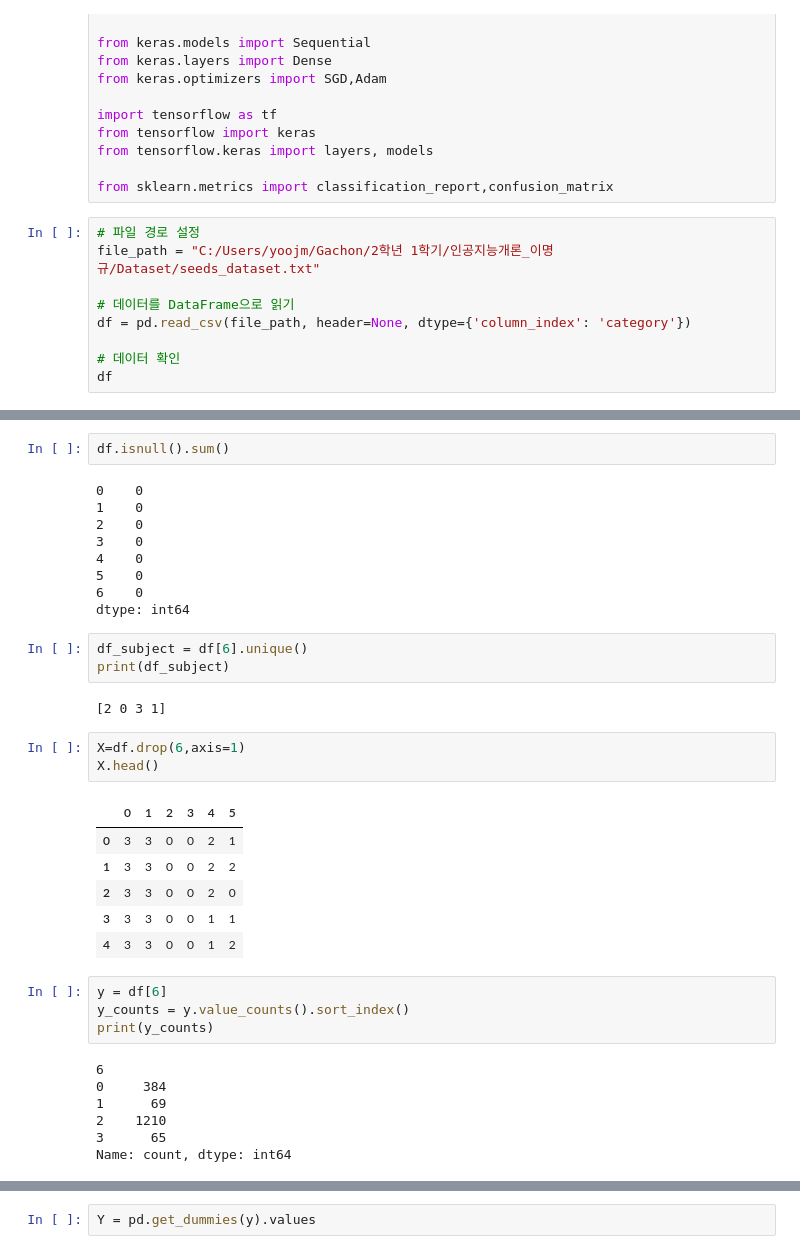
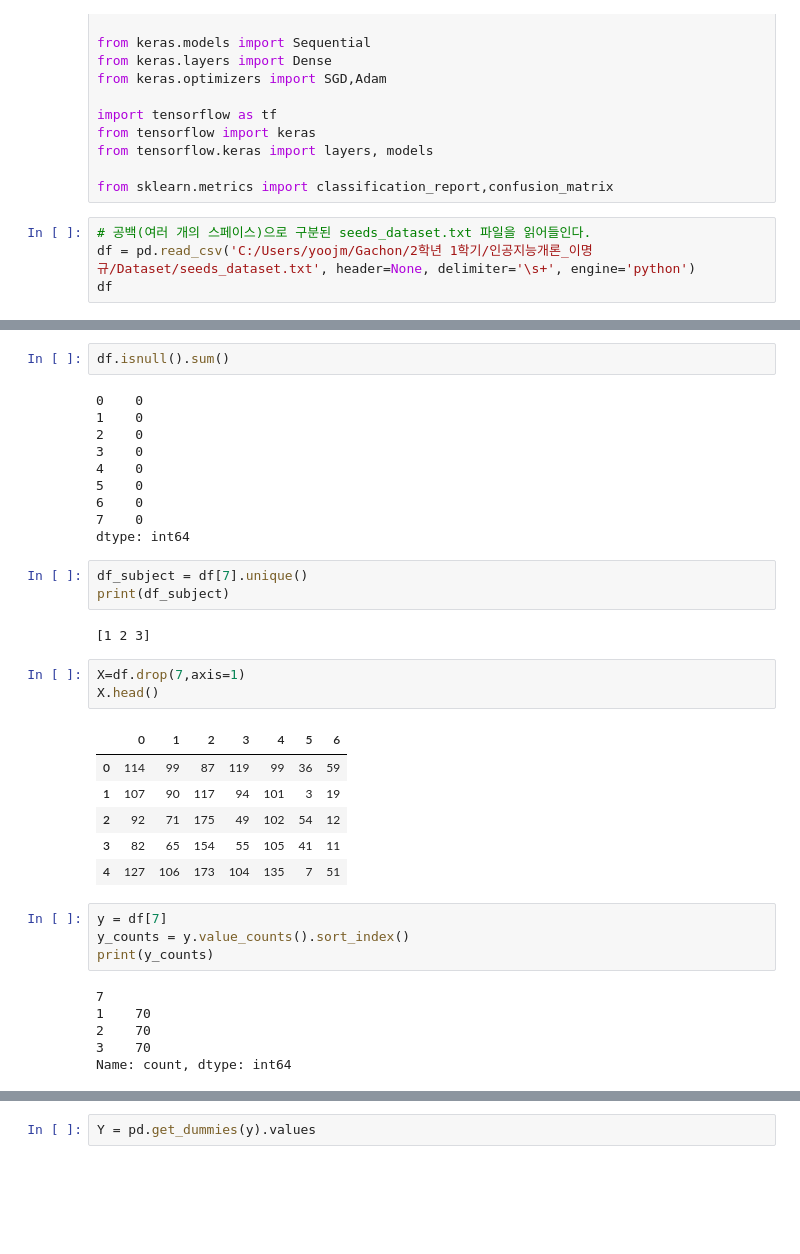
Before and after one commit to Gemug9/AI-Class, a Jupyter notebook: 11주차 DL_Classifier_seeds.ipynb, the cells around one changed output, grey strips where cells are left out. Drawn from its saved outputs; the diff is of its cells as text; blank space fills up the shorter version.

```diff
--- a/11주차 DL_Classifier_seeds.ipynb
+++ b/11주차 DL_Classifier_seeds.ipynb
@@ -39,12 +39,7 @@ from tensorflow.keras import layers, models
 
 from sklearn.metrics import classification_report,confusion_matrix
 # %%
-# 파일 경로 설정
-file_path = "C:/Users/yoojm/Gachon/2학년 1학기/인공지능개론_이명규/Dataset/seeds_dataset.txt"
-
-# 데이터를 DataFrame으로 읽기
-df = pd.read_csv(file_path, header=None, dtype={'column_index': 'category'})
-
-# 데이터 확인
+# 공백(여러 개의 스페이스)으로 구분된 seeds_dataset.txt 파일을 읽어들인다.
+df = pd.read_csv('C:/Users/yoojm/Gachon/2학년 1학기/인공지능개론_이명규/Dataset/seeds_dataset.txt', header=None, delimiter='\s+', engine='python')
 df
 # %% [output]
@@ -110,32 +112,32 @@ df.isnull().sum()
 4    0
 5    0
 6    0
+7    0
 dtype: int64
 # %%
-df_subject = df[6].unique()
+df_subject = df[7].unique()
 print(df_subject)
 # %% [output]
-[2 0 3 1]
+[1 2 3]
 # %%
-X=df.drop(6,axis=1)
+X=df.drop(7,axis=1)
 X.head()
 # %% [output]
-|  | 0 | 1 | 2 | 3 | 4 | 5 |
-| 0 | 3 | 3 | 0 | 0 | 2 | 1 |
-| 1 | 3 | 3 | 0 | 0 | 2 | 2 |
-| 2 | 3 | 3 | 0 | 0 | 2 | 0 |
-| 3 | 3 | 3 | 0 | 0 | 1 | 1 |
-| 4 | 3 | 3 | 0 | 0 | 1 | 2 |
+|  | 0 | 1 | 2 | 3 | 4 | 5 | 6 |
+| 0 | 114 | 99 | 87 | 119 | 99 | 36 | 59 |
+| 1 | 107 | 90 | 117 | 94 | 101 | 3 | 19 |
+| 2 | 92 | 71 | 175 | 49 | 102 | 54 | 12 |
+| 3 | 82 | 65 | 154 | 55 | 105 | 41 | 11 |
+| 4 | 127 | 106 | 173 | 104 | 135 | 7 | 51 |
 # %%
-y = df[6]
+y = df[7]
 y_counts = y.value_counts().sort_index()
 print(y_counts)
 # %% [output]
-6
-0     384
-1      69
-2    1210
-3      65
+7
+1    70
+2    70
+3    70
 Name: count, dtype: int64
 # %%
 y.head()
```
Also changed, not shown: parts of 13 cells of this notebook, 1 other file.
